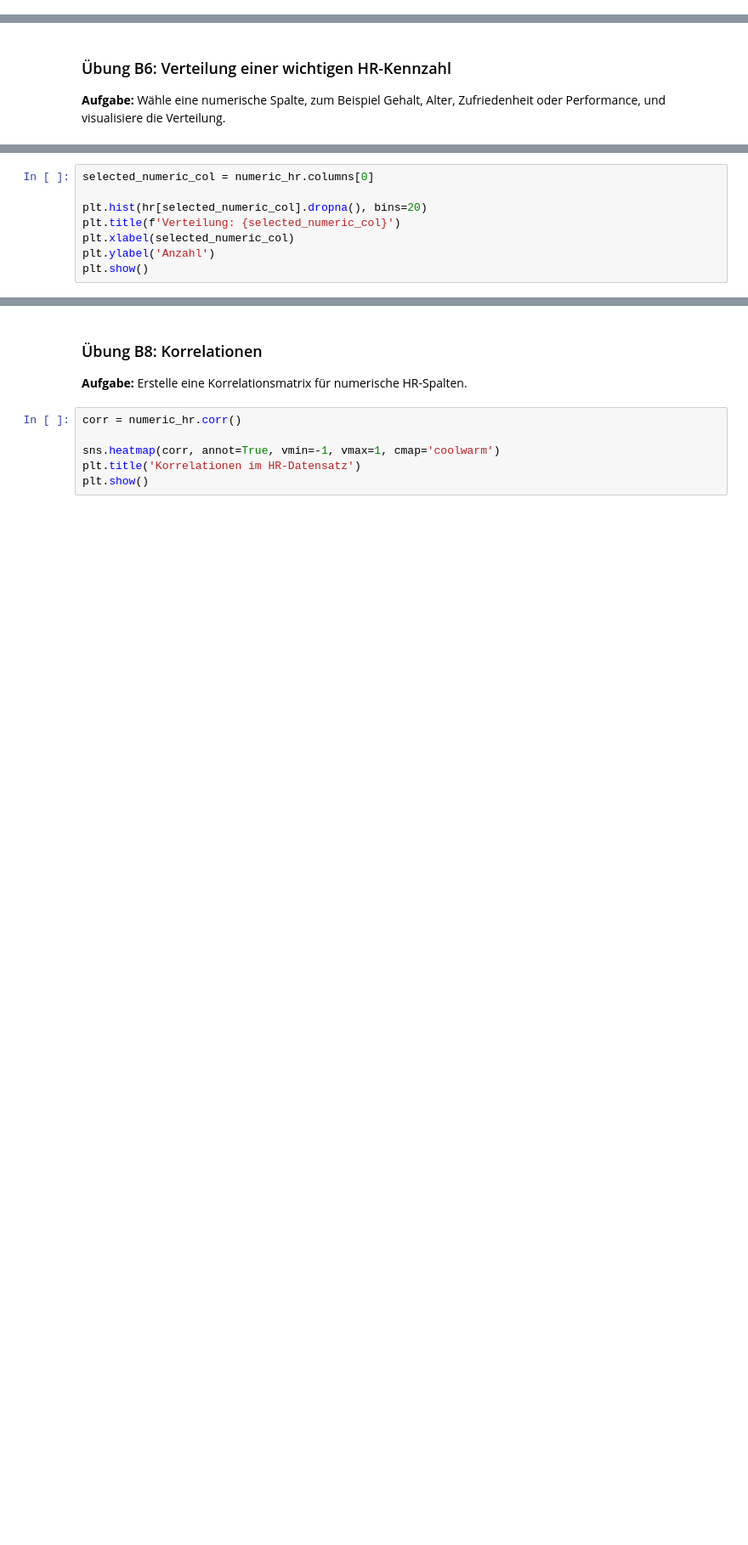
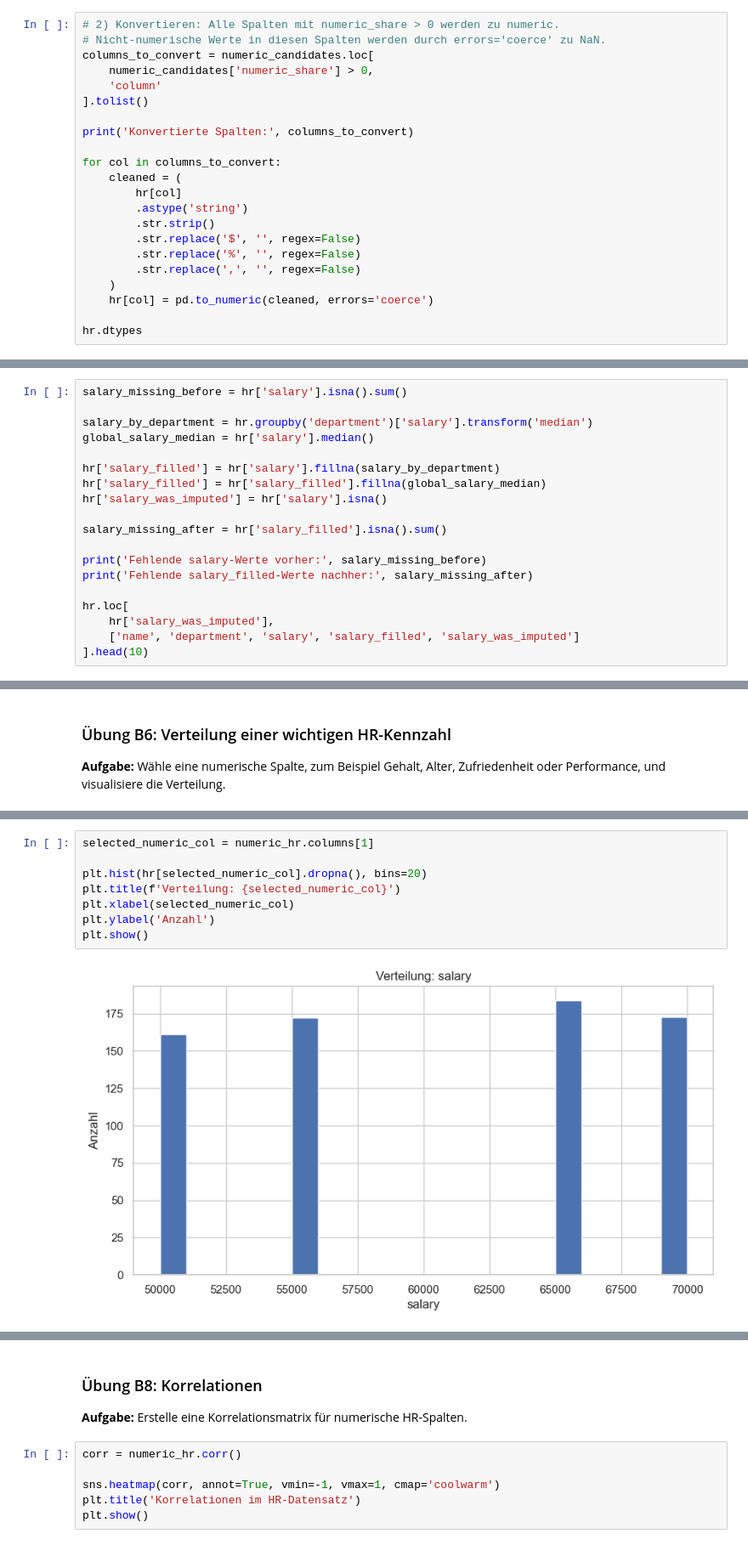
Before and after one commit to chiaoya/Data_to_Decision_with_SQL_Python, a Jupyter notebook: Tag 4/Day_4_Data_Analytics_SQL_Python_Exercises.ipynb, the cells around one changed output, grey strips where cells are left out. Shown at 85% size. Cells and saved outputs as stored; diff of their text form; blank space fills up the shorter version.

```diff
--- a/Tag 4/Day_4_Data_Analytics_SQL_Python_Exercises.ipynb
+++ b/Tag 4/Day_4_Data_Analytics_SQL_Python_Exercises.ipynb
@@ -160,0 +320,22 @@ hr.dtypes
+# %%
+# 2) Konvertieren: Alle Spalten mit numeric_share > 0 werden zu numeric.
+# Nicht-numerische Werte in diesen Spalten werden durch errors='coerce' zu NaN.
+columns_to_convert = numeric_candidates.loc[
+    numeric_candidates['numeric_share'] > 0,
+    'column'
+].tolist()
+
+print('Konvertierte Spalten:', columns_to_convert)
+
+for col in columns_to_convert:
+    cleaned = (
+        hr[col]
+        .astype('string')
+        .str.strip()
+        .str.replace('$', '', regex=False)
+        .str.replace('%', '', regex=False)
+        .str.replace(',', '', regex=False)
+    )
+    hr[col] = pd.to_numeric(cleaned, errors='coerce')
+
+hr.dtypes
@@ -174,0 +399,19 @@ missing_report.sort_values('missing_after', ascending=False).head(15)
+# %%
+salary_missing_before = hr['salary'].isna().sum()
+
+salary_by_department = hr.groupby('department')['salary'].transform('median')
+global_salary_median = hr['salary'].median()
+
+hr['salary_filled'] = hr['salary'].fillna(salary_by_department)
+hr['salary_filled'] = hr['salary_filled'].fillna(global_salary_median)
+hr['salary_was_imputed'] = hr['salary'].isna()
+
+salary_missing_after = hr['salary_filled'].isna().sum()
+
+print('Fehlende salary-Werte vorher:', salary_missing_before)
+print('Fehlende salary_filled-Werte nachher:', salary_missing_after)
+
+hr.loc[
+    hr['salary_was_imputed'],
+    ['name', 'department', 'salary', 'salary_filled', 'salary_was_imputed']
+].head(10)
@@ -193,11 +461,13 @@ numeric_hr.columns
 # %%
-selected_numeric_col = numeric_hr.columns[0]
+selected_numeric_col = numeric_hr.columns[1]
 
 plt.hist(hr[selected_numeric_col].dropna(), bins=20)
 plt.title(f'Verteilung: {selected_numeric_col}')
 plt.xlabel(selected_numeric_col)
 plt.ylabel('Anzahl')
 plt.show()
+# %% [output]
+[figure, added]
 # %% [markdown]
 ### Übung B7: Gruppenvergleich
 
```
Also changed, not shown: parts of 52 cells of this notebook, 6 other files.
